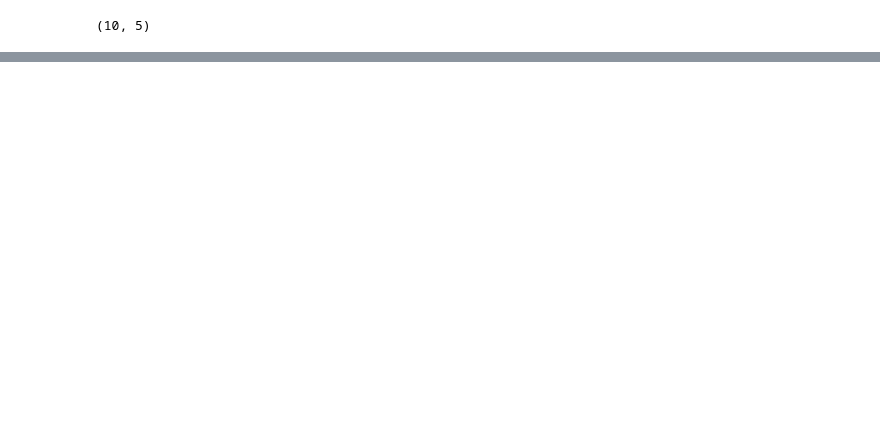
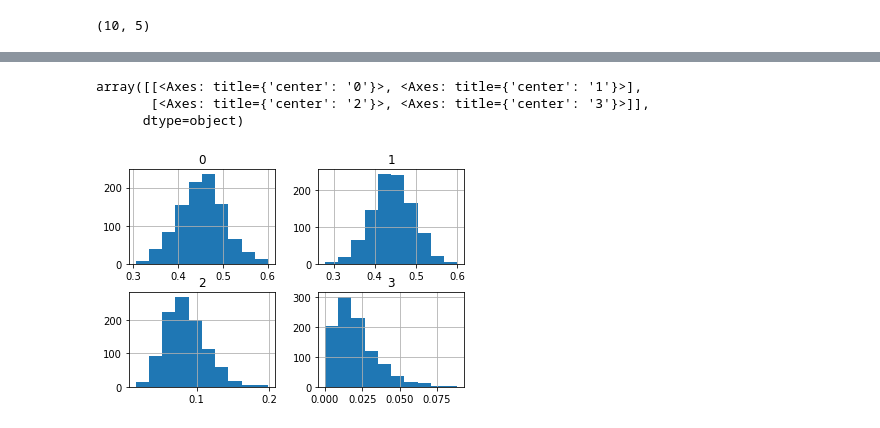
Before and after one commit to ShekSingh/AlgorithmsPartOne, a Jupyter notebook: Bayes.ipynb, the cells around one changed output, grey strips where cells are left out. Cells and saved outputs as stored; diff of their text form; code cells hidden in the pictures; blank space fills up the shorter version.

```diff
--- a/Bayes.ipynb
+++ b/Bayes.ipynb
@@ -75,4 +93,4 @@ freqcounts.shape
 (10, 5)
 # %%
 
-prop_post = stats.dirichlet.rvs(size=1000, alpha=alpha+freqcounts.iloc[i,1:4])  # 1000 samples from the posterior distribution
+prop_post = stats.dirichlet.rvs(size=1000, alpha=alpha+freqcounts.iloc[i,1:5])  # 1000 samples from the posterior distribution
@@ -78,0 +114,7 @@ prop_post = stats.dirichlet.rvs(size=1000, alpha=alpha+freqcounts.iloc[i,1:4])
+# %%
+pd.DataFrame(prop_post).hist()
+# %% [output]
+array([[<Axes: title={'center': '0'}>, <Axes: title={'center': '1'}>],
+       [<Axes: title={'center': '2'}>, <Axes: title={'center': '3'}>]],
+      dtype=object)
+[figure, added]
```
Also changed, not shown: parts of 21 cells of this notebook.
